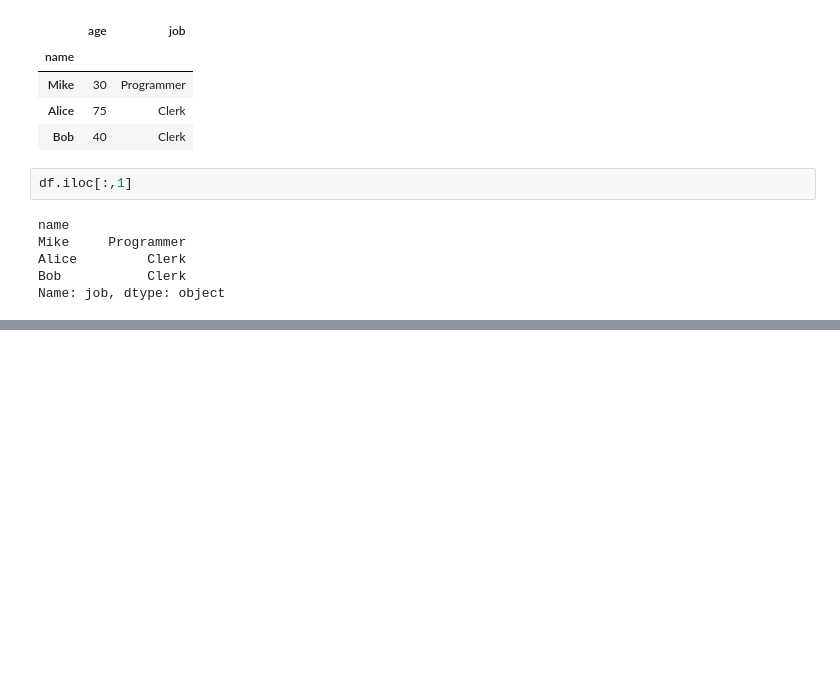
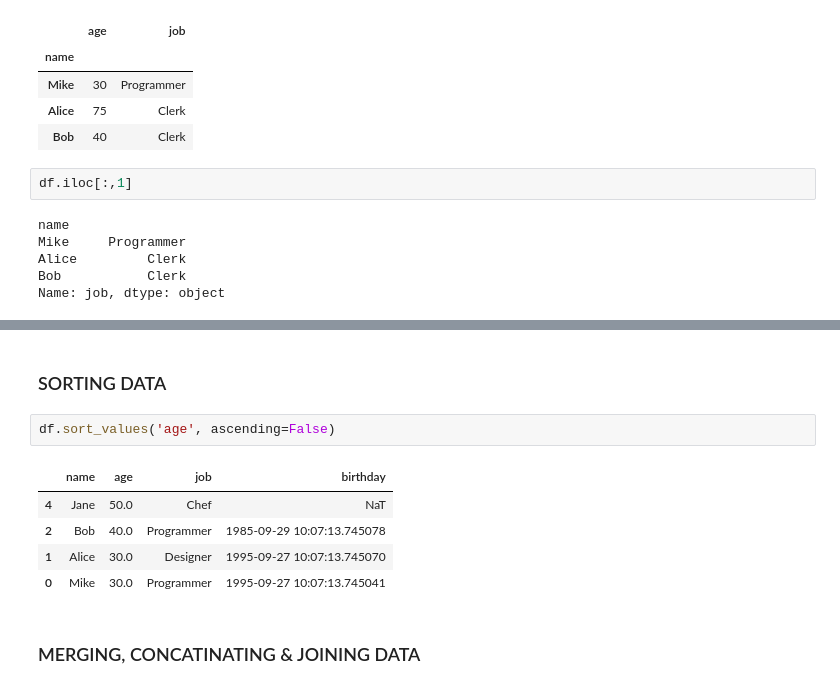
Before and after one commit to avnisinngh/PANDAS, a Jupyter notebook: BASICS_01/basics_01.ipynb, the cells around one changed output, grey strips where cells are left out. Drawn from its saved outputs; the diff is of its cells as text; blank space fills up the shorter version.

```diff
--- a/BASICS_01/basics_01.ipynb
+++ b/BASICS_01/basics_01.ipynb
@@ -348,0 +611,12 @@ Name: job, dtype: object
+# %% [markdown]
+### SORTING DATA
+# %%
+df.sort_values('age', ascending=False)
+# %% [output]
+|  | name | age | job | birthday |
+| 4 | Jane | 50.0 | Chef | NaT |
+| 2 | Bob | 40.0 | Programmer | 1985-09-29 10:07:13.745078 |
+| 1 | Alice | 30.0 | Designer | 1995-09-27 10:07:13.745070 |
+| 0 | Mike | 30.0 | Programmer | 1995-09-27 10:07:13.745041 |
+# %% [markdown]
+### MERGING, CONCATINATING & JOINING DATA
```
Also changed, not shown: parts of 68 cells of this notebook.
